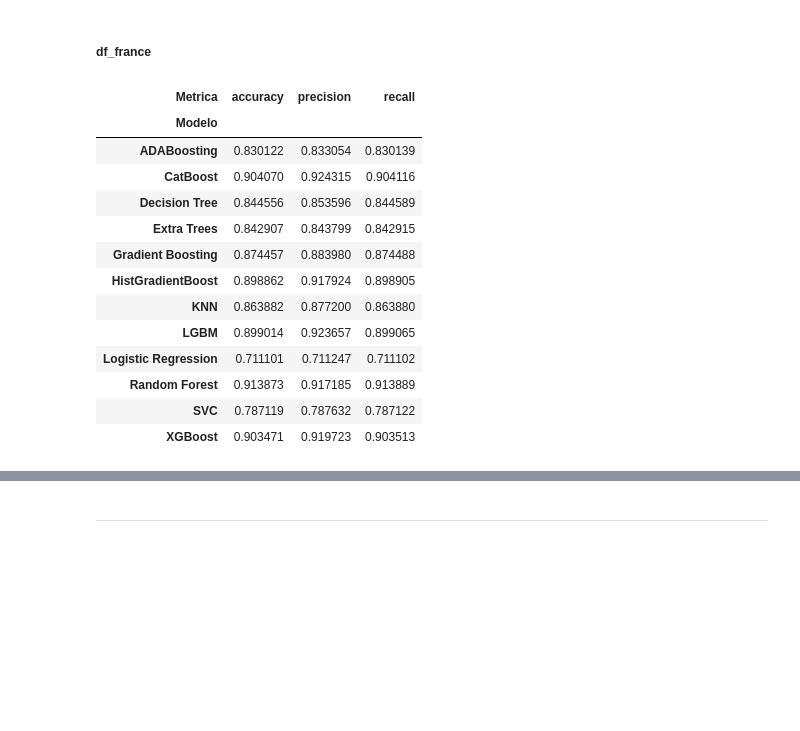
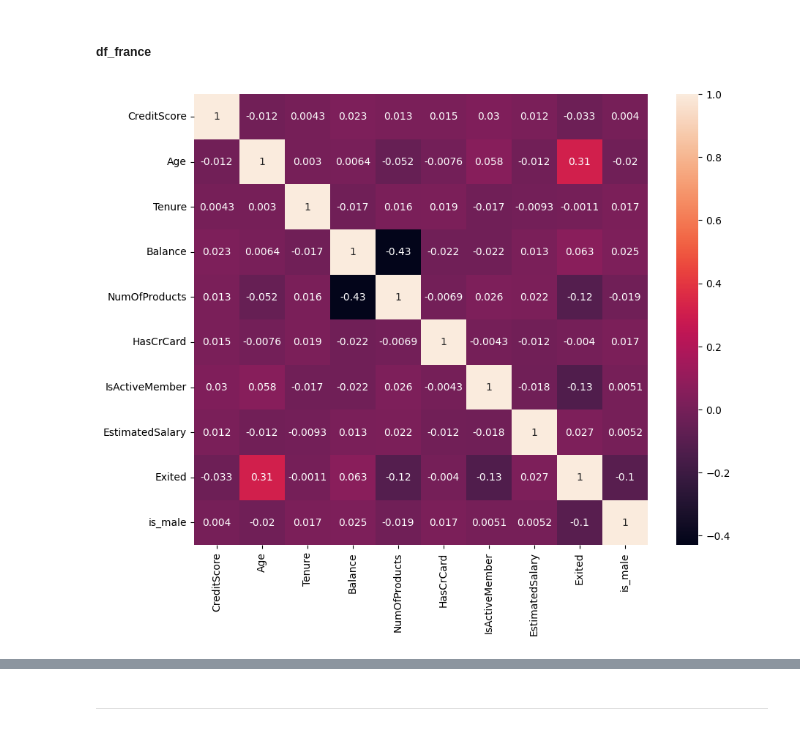
Before and after one commit to solfontan/PrediccionesDeRetencionDeClientes---2024, a Jupyter notebook: scr/MachineLearning.ipynb, the cells around one changed output, grey strips where cells are left out. Cells and saved outputs as stored; diff of their text form; code cells hidden in the pictures; blank space fills up the shorter version.

```diff
--- a/scr/MachineLearning.ipynb
+++ b/scr/MachineLearning.ipynb
@@ -1048,12 +968,18 @@ sns.histplot(df['Geography'])
 [figure]
 # %% [markdown]
 ##### df_france
+# %%
+plt.figure(figsize=(10,8))
+sns.heatmap(df_france.corr(method='spearman', numeric_only=True), annot=True);
+# %% [output]
+[figure, added]
 # %%
-df_france['CreditCardOwnerTenure'] = df_france.HasCrCard * df_france.Age
-df_france['Saldo_Salario_Ratio'] = df_france['Balance'] / df_france['EstimatedSalary']
+# Definir las variables X e y
+X = df.drop(columns=['Exited'])
+y = df['Exited']
 
-numeric_features = ['CreditScore', 'Age', 'Tenure', 'Balance', 'NumOfProducts', 'EstimatedSalary','CreditCardOwnerTenure', 'Saldo_Salario_Ratio']
-variables_sin_modificacion = ['HasCrCard', 'IsActiveMember', 'Exited', 'is_male']
+numeric_features = ['CreditScore', 'Age', 'Tenure', 'NumOfProducts', 'Balance', 'EstimatedSalary']
+categ = ['Gender']
 
 # Definir transformadores para características numéricas y categóricas
 numeric_transformer = MinMaxScaler()
@@ -1067,37 +993,19 @@ preprocessor = ColumnTransformer(
 
 # Crear el pipeline con el preprocesador
 pipeline = make_pipeline(preprocessor)
-# Aplicar el preprocesador a los datos
-X_processed = pipeline.fit_transform(df_france)
+
+X_processed = pipeline.fit_transform(X)
 
 # Crear DataFrame con los datos procesados y los nombres de las columnas
-processed_df_france = pd.DataFrame(X_processed, columns=numeric_features)
-concatenated_series_france  = pd.concat((processed_df_france, df_france[[ 'HasCrCard', 'IsActiveMember', 'Exited', 'is_male']].reset_index(drop=True)), axis=1)
+processed_df = pd.DataFrame(X_processed, columns=numeric_features)
+concatenated_series  = pd.concat((processed_df, X[[ 'HasCrCard', 'IsActiveMember', 'Gender']]), axis=1)
 
-X = concatenated_series_france.drop(columns='Exited')
-y = concatenated_series_france['Exited']
-
-# # Dividir los datos en conjuntos de entrenamiento y prueba
-X_train, X_test, y_train, y_test = train_test_split(X, y, test_size=0.2, random_state=24)
+# Dividir los datos en conjuntos de entrenamiento y prueba
+X_train, X_test, y_train, y_test = train_test_split(concatenated_series, y, test_size=0.2, random_state=24)
 
 # # Aplicar SMOTE solo al conjunto de entrenamiento
-smote = SMOTE(random_state=24)
-X_train_resampled_france, y_train_resampled_france = smote.fit_resample(X_train , y_train)
+smote = SMOTENC(random_state=24, categorical_features= categ)
+X_train_resampled_france, y_train_resampled_france = smote.fit_resample(X_train, y_train)
 
-france_baseline = BaseLine(X_train_resampled_france, y_train_resampled_france, cv=5, metricas_cross_validate= ['accuracy', 'precision_macro', 'recall_macro'])
-france_baseline
+# france_baseline = BaseLine(X_train_resampled_france, y_train_resampled_france, cv=5, metricas_cross_validate= ['accuracy', 'precision_macro', 'recall_macro'])
+# france_baseline #Estamos probando con valores Categóricos por lo que el BaseLine nos tira error, ya que no todos los modelos aceptan este tipo de dato
-# %% [output]
-| Metrica | accuracy | precision | recall |
-| Modelo |  |  |  |
-| ADABoosting | 0.830122 | 0.833054 | 0.830139 |
-| CatBoost | 0.904070 | 0.924315 | 0.904116 |
-| Decision Tree | 0.844556 | 0.853596 | 0.844589 |
-| Extra Trees | 0.842907 | 0.843799 | 0.842915 |
-| Gradient Boosting | 0.874457 | 0.883980 | 0.874488 |
-| HistGradientBoost | 0.898862 | 0.917924 | 0.898905 |
-| KNN | 0.863882 | 0.877200 | 0.863880 |
-| LGBM | 0.899014 | 0.923657 | 0.899065 |
-| Logistic Regression | 0.711101 | 0.711247 | 0.711102 |
-| Random Forest | 0.913873 | 0.917185 | 0.913889 |
-| SVC | 0.787119 | 0.787632 | 0.787122 |
-| XGBoost | 0.903471 | 0.919723 | 0.903513 |
```
Also changed, not shown: parts of 34 cells of this notebook, 2 other files.
